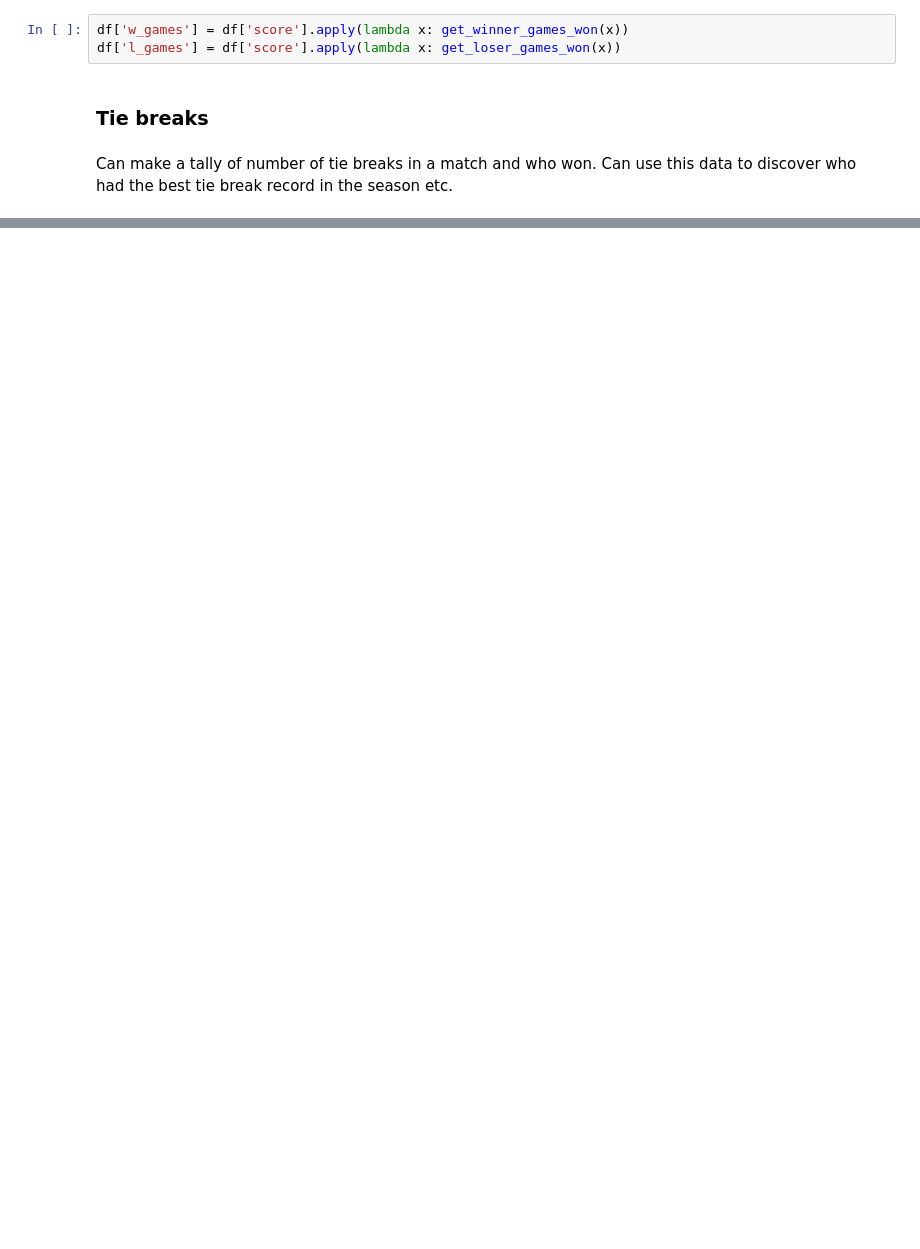
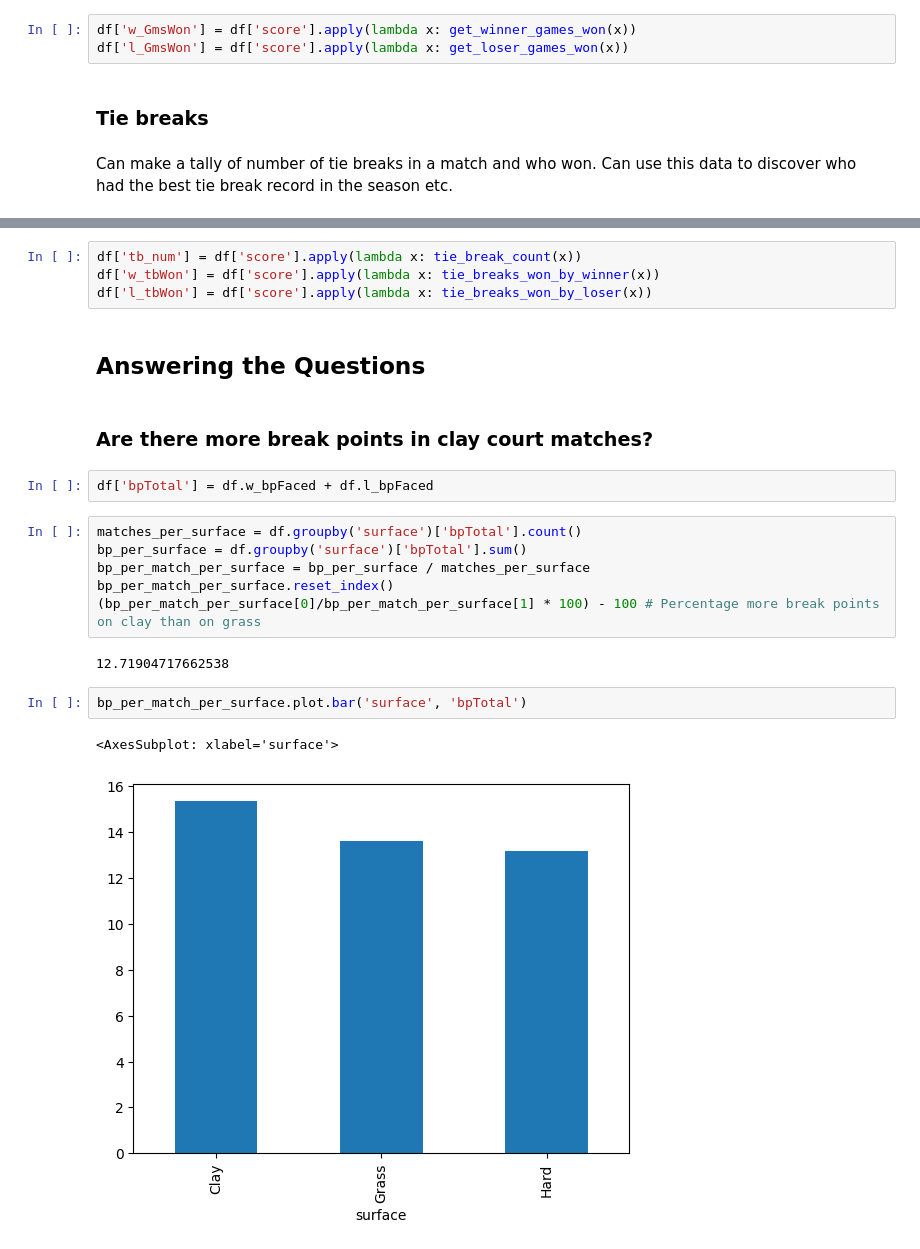
Before and after one commit to sebjshaw/Passion_Projects, a Jupyter notebook: atp_historical/2021_analysis.ipynb, the cells around one changed output, grey strips where cells are left out. Cells and saved outputs as stored; diff of their text form; blank space fills up the shorter version.

Commit message:
Answer questions 1 and 2

```diff
--- a/atp_historical/2021_analysis.ipynb
+++ b/atp_historical/2021_analysis.ipynb
@@ -90,8 +105,8 @@ def get_loser_games_won(score: str) -> int:
         l_games += int(games[1])
     return l_games
 # %%
-df['w_games'] = df['score'].apply(lambda x: get_winner_games_won(x))
-df['l_games'] = df['score'].apply(lambda x: get_loser_games_won(x))
+df['w_GmsWon'] = df['score'].apply(lambda x: get_winner_games_won(x))
+df['l_GmsWon'] = df['score'].apply(lambda x: get_loser_games_won(x))
 # %% [markdown]
 ### Tie breaks
 # %% [markdown]
@@ -98,0 +162,23 @@ Can make a tally of number of tie breaks in a match and who won. Can use this da
+# %%
+df['tb_num'] = df['score'].apply(lambda x: tie_break_count(x))
+df['w_tbWon'] = df['score'].apply(lambda x: tie_breaks_won_by_winner(x))
+df['l_tbWon'] = df['score'].apply(lambda x: tie_breaks_won_by_loser(x))
+# %% [markdown]
+## Answering the Questions
+# %% [markdown]
+### Are there more break points in clay court matches?
+# %%
+df['bpTotal'] = df.w_bpFaced + df.l_bpFaced
+# %%
+matches_per_surface = df.groupby('surface')['bpTotal'].count()
+bp_per_surface = df.groupby('surface')['bpTotal'].sum()
+bp_per_match_per_surface = bp_per_surface / matches_per_surface
+bp_per_match_per_surface.reset_index()
+(bp_per_match_per_surface[0]/bp_per_match_per_surface[1] * 100) - 100 # Percentage more break points on clay than on grass
+# %% [output]
+12.71904717662538
+# %%
+bp_per_match_per_surface.plot.bar('surface', 'bpTotal')
+# %% [output]
+<AxesSubplot: xlabel='surface'>
+[figure, added]
```
Also changed, not shown: parts of 8 cells of this notebook.
